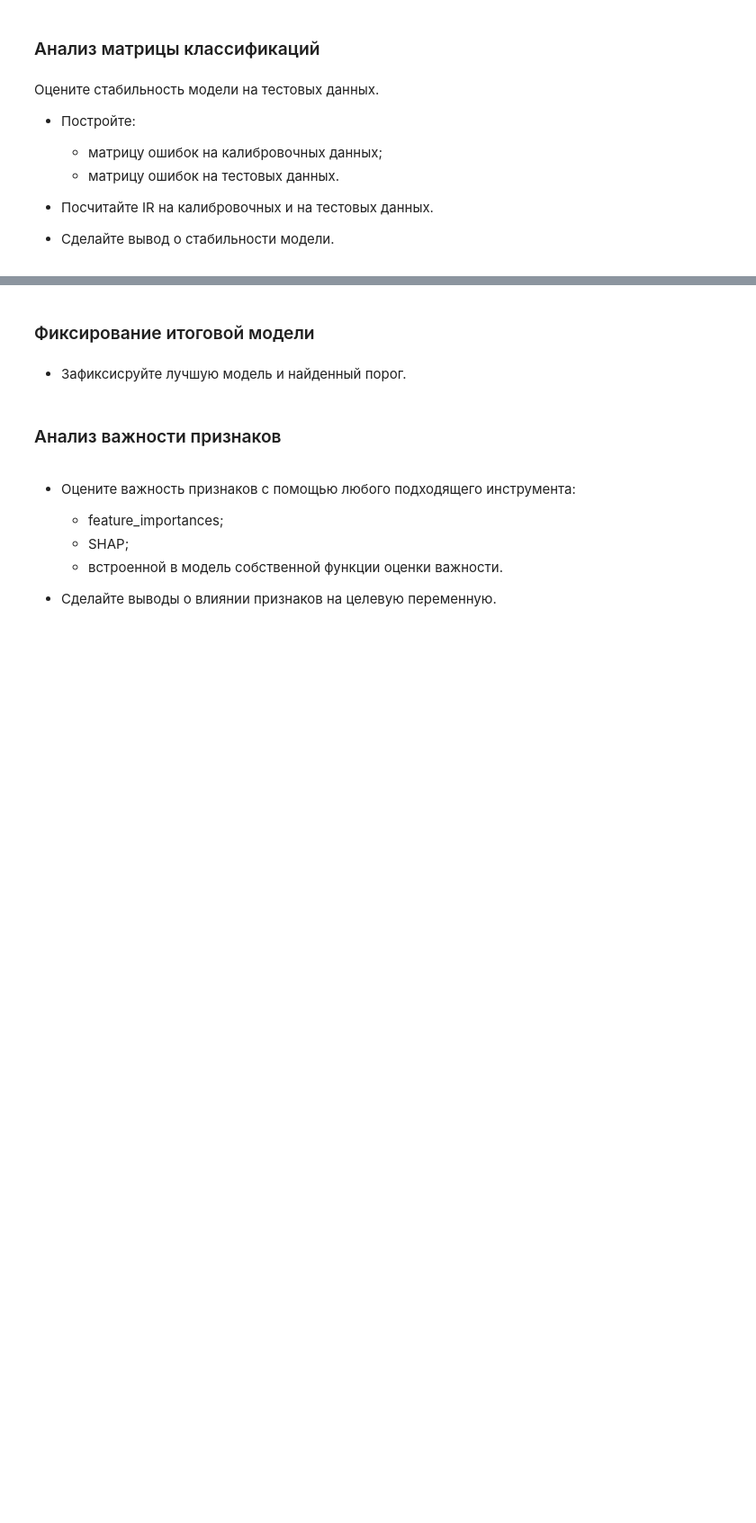
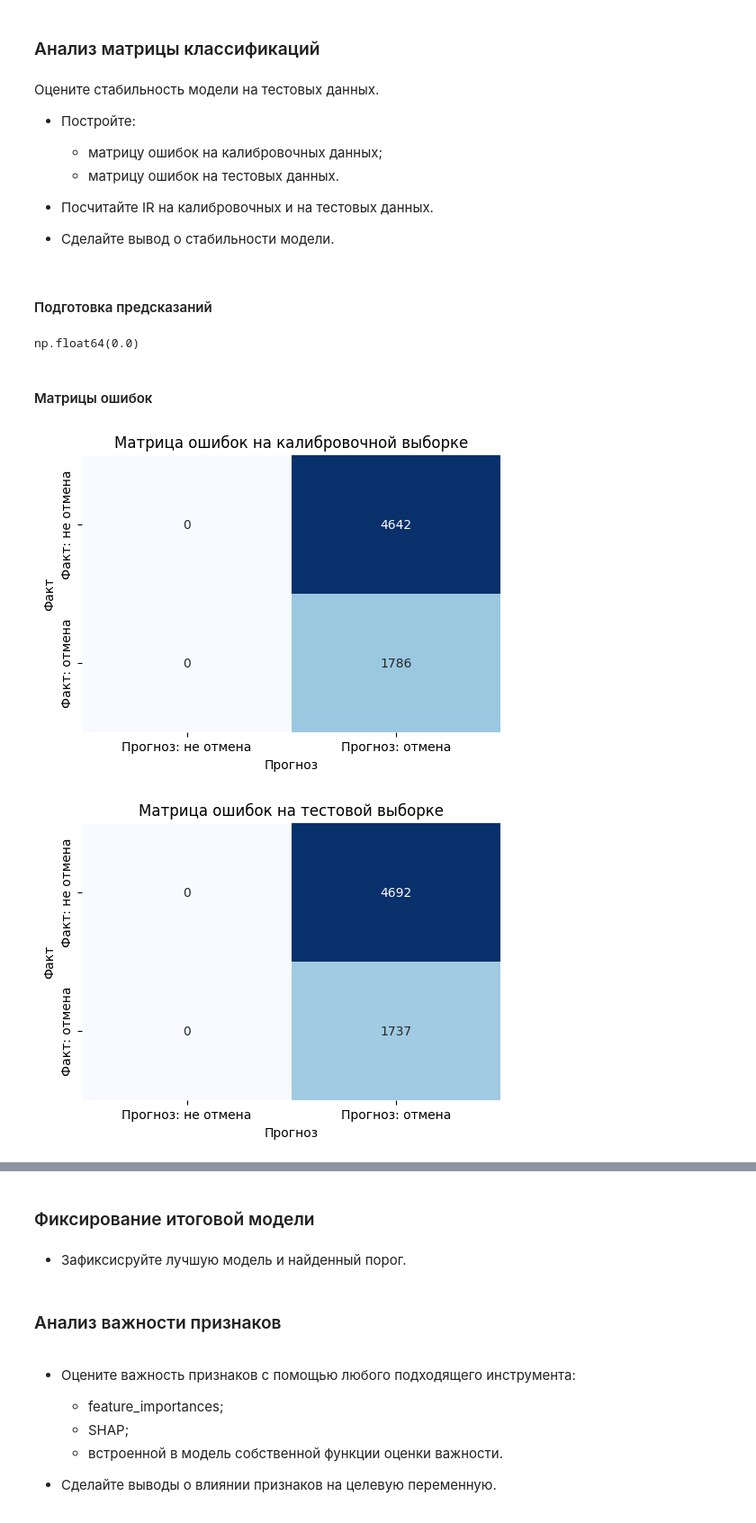
Before and after one commit to Plakhotniuk/practicum_ds, a Jupyter notebook: ml/grad_boosting/projects/hotel_booking_cancellation.ipynb, the cells around one changed output, grey strips where cells are left out. Shown at 90% size. Drawn from its saved outputs; the diff is of its cells as text; code cells hidden in the pictures; blank space fills up the shorter version.

```diff
--- a/ml/grad_boosting/projects/hotel_booking_cancellation.ipynb
+++ b/ml/grad_boosting/projects/hotel_booking_cancellation.ipynb
@@ -1409,3 +1641,50 @@ CatBoostError: features data: pandas.DataFrame column 'sales_channel' has dtype
 - Посчитайте IR на калибровочных и на тестовых данных.
 
 - Сделайте вывод о стабильности модели.
+# %% [markdown]
+#### Подготовка предсказаний
+# %%
+y_val_proba_final = best_model_calibrated.predict_proba(X_val)[:, 1]
+y_test_proba_final = best_model_calibrated.predict_proba(X_test)[:, 1]
+
+y_val_pred_final = (y_val_proba_final >= best_model_calibrated_threshold).astype(int)
+y_test_pred_final = (y_test_proba_final >= best_model_calibrated_threshold).astype(int)
+
+final_threshold = best_model_calibrated_threshold
+final_threshold
+# %% [output]
+np.float64(0.0)
+# %% [markdown]
+#### Матрицы ошибок
+# %%
+def plot_confusion_matrix(y_true, y_pred, title):
+    cm = confusion_matrix(y_true, y_pred, labels=[0, 1])
+    cm_df = pd.DataFrame(
+        cm,
+        index=['Факт: не отмена', 'Факт: отмена'],
+        columns=['Прогноз: не отмена', 'Прогноз: отмена'],
+    )
+
+    sns.heatmap(cm_df, annot=True, fmt='d', cmap='Blues', cbar=False)
+    plt.title(title)
+    plt.ylabel('Факт')
+    plt.xlabel('Прогноз')
+    plt.show()
+
+
+plt.figure(figsize=(6, 4))
+plot_confusion_matrix(
+    y_val,
+    y_val_pred_final,
+    'Матрица ошибок на калибровочной выборке',
+)
+
+plt.figure(figsize=(6, 4))
+plot_confusion_matrix(
+    y_test,
+    y_test_pred_final,
+    'Матрица ошибок на тестовой выборке',
+)
+# %% [output]
+[figure, added]
+[figure, added]
```
Also changed, not shown: parts of 25 cells of this notebook.
